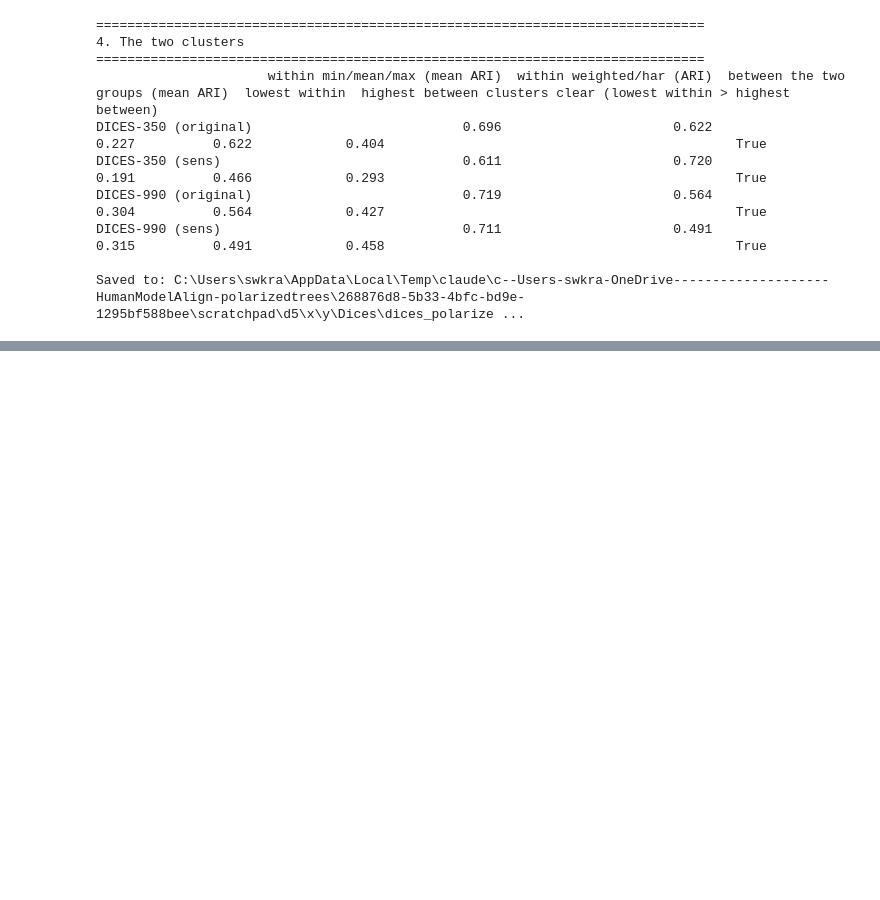
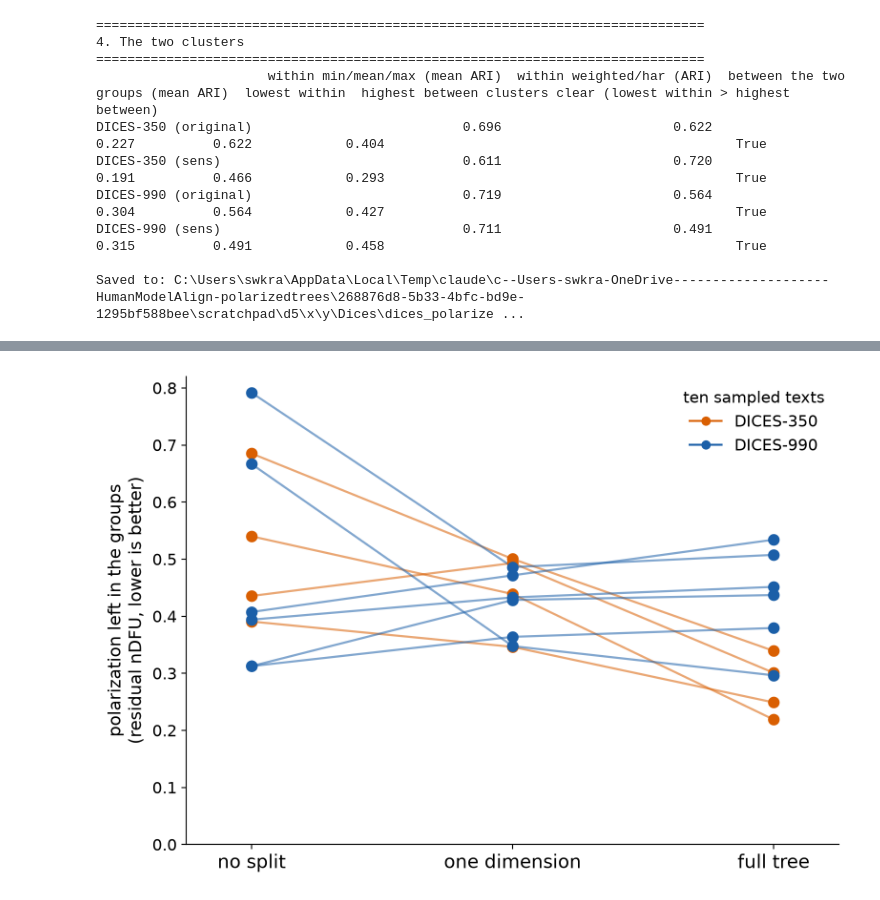
Before and after one commit to Swkratis210204/polartox, a Jupyter notebook: Dices/DICES_polarized_trees_end_to_end.ipynb, the cells around one changed output, grey strips where cells are left out. Cells and saved outputs as stored; diff of their text form; code cells hidden in the pictures; blank space fills up the shorter version.

Commit message:
updated dices notebook

```diff
--- a/Dices/DICES_polarized_trees_end_to_end.ipynb
+++ b/Dices/DICES_polarized_trees_end_to_end.ipynb
@@ -1863,8 +1869,8 @@ MEASURE_PAIRS = {
                           {"dims": "Same dimensions (Jaccard)", "first_split": "Same first split"}),
 }
 
-# The groups figure is one row of four panels; the splits figure stays 2 x 2.
-LAYOUTS = {"similarity_groups": ((1, 4), (20, 5)), "similarity_splits": ((2, 2), (9, 8))}
+# The groups figure is one row of four panels in a big, high-contrast style for slides; the splits figure stays 2 x 2.
+LAYOUTS = {"similarity_groups": ((1, 4), (32, 8.5)), "similarity_splits": ((2, 2), (9, 8))}
 
 for file_name, (title, measures) in MEASURE_PAIRS.items():
     (n_rows, n_cols), figsize = LAYOUTS[file_name]
@@ -1872,8 +1878,9 @@ for file_name, (title, measures) in MEASURE_PAIRS.items():
     panels = iter(np.ravel(axes))
     for dataset_name, comparison in comparisons.items():
         for measure, name in measures.items():
-            heatmap(next(panels), comparison.similarity(measure, CONFIG), f"{dataset_name}: {name}")
-    fig.suptitle(title, x=0.01, ha="left", fontsize=12, color=INK)
+            heatmap(next(panels), comparison.similarity(measure, CONFIG), f"{dataset_name}: {name}",
+                    big=file_name == "similarity_groups")
+    fig.suptitle(title, x=0.01, ha="left", fontsize=22 if file_name == "similarity_groups" else 12, color=INK)
     fig.tight_layout()
     fig.savefig(FIG_DIR / f"{file_name}.png", dpi=200, bbox_inches="tight")
     plt.show()
@@ -2706,0 +2919,79 @@ Saved to: C:\Users\swkra\AppData\Local\Temp\claude\c--Users-swkra-OneDrive------
+# %%
+# ============================================================
+# 15.3 THE PLOT, THE LATEX TABLE AND THE FILES
+# ============================================================
+
+CONDITIONS = [("residual_none", "no split"), ("weighted_residual_one", "one dimension"),
+              ("weighted_residual_full", "full tree")]
+DATASET_COLORS = {"DICES-350": "#d95f02", "DICES-990": "#1b5fa8"}
+
+fig, ax = plt.subplots(figsize=(8, 5.5), facecolor="white")
+for _, row in sample.iterrows():
+    values = [row[column] for column, _ in CONDITIONS]
+    ax.plot(range(3), values, color=DATASET_COLORS[row["dataset"]], alpha=0.55, linewidth=1.6)
+    ax.scatter(range(3), values, color=DATASET_COLORS[row["dataset"]], s=60, zorder=3)
+ax.set_xticks(range(3))
+ax.set_xticklabels([label for _, label in CONDITIONS], fontsize=14)
+ax.set_xlim(-0.25, 2.25)
+ax.set_ylim(0, None)
+ax.set_ylabel("polarization left in the groups\n(residual nDFU, lower is better)", fontsize=13)
+ax.tick_params(axis="y", labelsize=12)
+for spine in ("top", "right"):
+    ax.spines[spine].set_visible(False)
+handles = [plt.Line2D([], [], color=c, marker="o", linestyle="-", label=name) for name, c in DATASET_COLORS.items()]
+ax.legend(handles=handles, fontsize=12, frameon=False, title="ten sampled texts", title_fontsize=12)
+fig.tight_layout()
+ABLATION_FIG = FIG_DIR / "dims_ablation_residual.png"
+fig.savefig(ABLATION_FIG, dpi=200, bbox_inches="tight")
+plt.show()
+
+
+# LaTeX table: the ten texts and an aggregate row (weighted residual nDFU, as in the explained share).
+def tex(text):
+    return str(text).replace("_", r"\_").replace("%", r"\%")
+
+
+lines = [
+    r"\begin{table}[t]", r"\centering", r"\small",
+    r"\caption{Ablation inside Polarized Trees (PEG\textsubscript{har}): the share of a text's polarization explained, "
+    r"and the nDFU left in the groups, with no split, one dimension (the first split) and the full tree. "
+    r"Ten texts with two or more dimensions, drawn at random (seed 0, four from DICES-350 and six from DICES-990), "
+    r"and the mean over all " + str(len(multi)) + r" such texts.}",
+    r"\label{tab:dims-ablation}",
+    r"\begin{tabular}{llrrrrrrrrl}", r"\toprule",
+    r" & & & & & \multicolumn{2}{c}{Explained} & \multicolumn{3}{c}{nDFU left} & \\",
+    r"\cmidrule(lr){6-7}\cmidrule(lr){8-10}",
+    r"Data & Text & Dims & Depth & Root nDFU & 1 dim & Full & None & 1 dim & Full & Dimensions by level \\",
+    r"\midrule",
+]
+for _, r in sample.iterrows():
+    lines.append(" & ".join([
+        r["dataset"].replace("DICES-", ""), str(r["text_id"]), str(int(r["n_dims"])), str(int(r["tree_depth"])),
+        f"{r['root_ndfu']:.3f}", f"{r['explained_one']:.3f}", f"{r['explained_full']:.3f}",
+        f"{r['residual_none']:.3f}", f"{r['weighted_residual_one']:.3f}", f"{r['weighted_residual_full']:.3f}",
+        tex(r["dims_by_level"])]) + r" \\")
+lines.append(r"\midrule")
+lines.append(" & ".join([
+    r"\multicolumn{2}{l}{Mean, all " + str(len(multi)) + " texts}",
+    f"{multi['n_dims'].mean():.2f}", f"{multi['tree_depth'].mean():.2f}", f"{multi['root_ndfu'].mean():.3f}",
+    f"{multi['explained_one'].mean():.3f}", f"{multi['explained_full'].mean():.3f}",
+    f"{multi['residual_none'].mean():.3f}", f"{multi['weighted_residual_one'].mean():.3f}",
+    f"{multi['weighted_residual_full'].mean():.3f}", ""]) + r" \\")
+lines += [r"\bottomrule", r"\end{tabular}", r"\end{table}"]
+latex = "\n".join(lines)
+print(latex)
+
+# New files only; nothing existing is overwritten.
+ABL_CSV_DIR = RESULTS_DIR / "csv_tables"
+ABL_TEX_DIR = RESULTS_DIR / "latex_tables"
+ABL_CSV_DIR.mkdir(exist_ok=True)
+ABL_TEX_DIR.mkdir(exist_ok=True)
+ablation.drop(columns="n_dims_group").to_csv(ABL_CSV_DIR / "dims_ablation_per_text.csv", index=False)
+sample.to_csv(ABL_CSV_DIR / "dims_ablation_sample10.csv", index=False)
+summary.to_csv(ABL_CSV_DIR / "dims_ablation_summary_2plus_dims.csv")
+counts.to_csv(ABL_CSV_DIR / "dims_ablation_counts_by_n_dims.csv")
+(ABL_TEX_DIR / "dims_ablation.tex").write_text(latex + "\n", encoding="utf-8")
+print("\nSaved:", ABL_CSV_DIR.resolve(), "(dims_ablation_*.csv),", (ABL_TEX_DIR / "dims_ablation.tex").resolve(),
+      "and", ABLATION_FIG.resolve())
+# %% [output]
+[figure, added]
```
Also changed, not shown: parts of 5 cells of this notebook, 9 other files.
